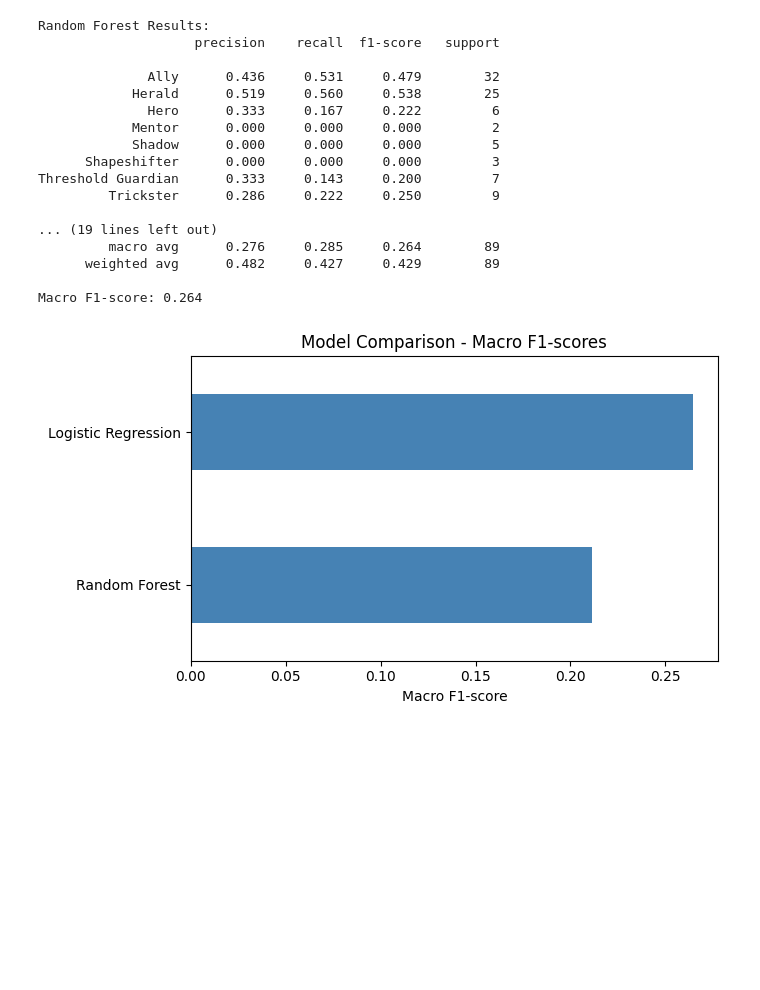
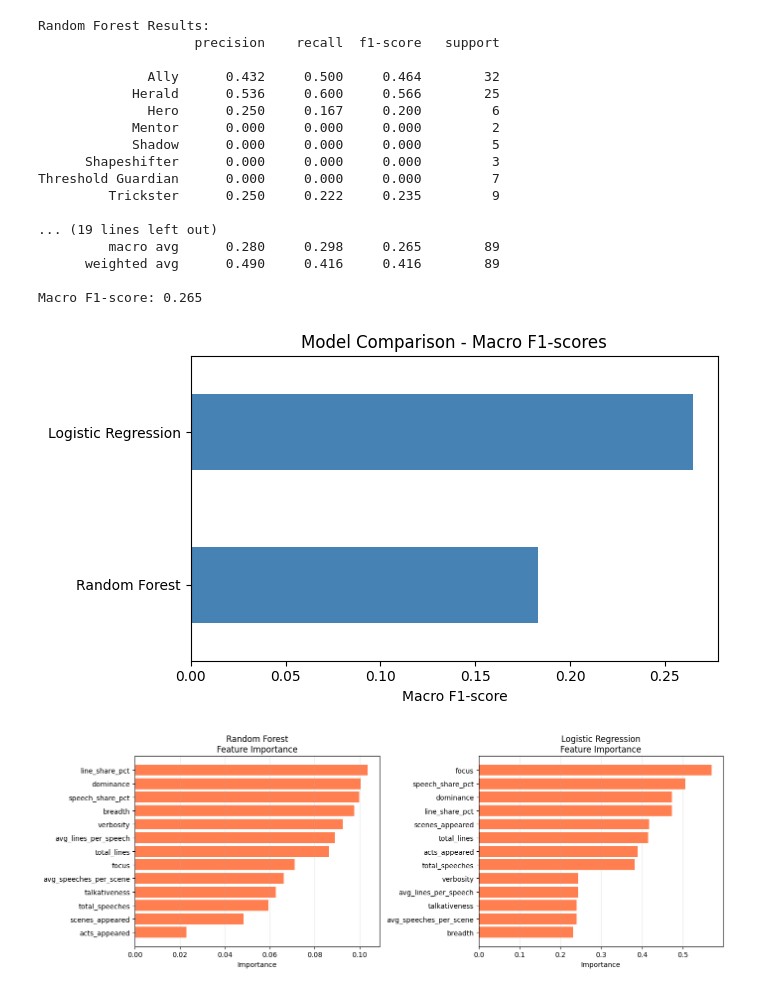
Before and after one commit to eamyzzaj/shakespeare-archetype-analysis, a Jupyter notebook: first_draft/base_models.ipynb, the cells around one changed output. Cells and saved outputs as stored; diff of their text form; code cells hidden in the pictures; blank space fills up the shorter version.

```diff
--- a/first_draft/base_models.ipynb
+++ b/first_draft/base_models.ipynb
@@ -2,8 +2,8 @@
 # ===============================
 # Multi-Model Comparison for Archetype Classifier
 # ===============================
-
 import pandas as pd
+import numpy as np
 import matplotlib.pyplot as plt
 from sklearn.model_selection import train_test_split
 from sklearn.metrics import classification_report, f1_score, roc_curve, roc_auc_score
@@ -18,6 +18,7 @@ archetype_df = pd.read_csv('../csv/all_char_archetypes.csv')
 df = pd.merge(character_df, archetype_df, on=['character', 'play'], how='inner')
 
 feature_cols = [
+    "total_speeches", "total_lines", "scenes_appeared", "acts_appeared",
     "speech_share_pct", "line_share_pct", "avg_speeches_per_scene", "avg_lines_per_speech",
     "verbosity", "talkativeness", "dominance", "focus", "breadth"
 ]
@@ -36,50 +37,91 @@ models = {
     ),
     "Logistic Regression": make_pipeline(
         StandardScaler(),
-        LogisticRegression(max_iter=1000, multi_class='multinomial', class_weight='balanced')
+        LogisticRegression(max_iter=1000, class_weight='balanced')
     )
 }
 
 # --- Train, evaluate, and store results ---
 results = {}
+feature_importances = {}
+
 for name, model in models.items():
     model.fit(X_train, y_train)
     y_pred = model.predict(X_test)
     f1 = f1_score(y_test, y_pred, average='macro', zero_division=0)
     results[name] = f1
+
     print(f"\n{name} Results:")
     print(classification_report(y_test, y_pred, digits=3))
     print(f"Macro F1-score: {f1:.3f}")
 
-# --- Plot comparison ---
+    # Extract feature importances
+    if name == "Random Forest":
+        importances = model.feature_importances_
+        feature_importances[name] = pd.Series(importances, index=feature_cols)
+    elif name == "Logistic Regression":
+        # For multiclass logistic regression, average absolute coefficients across classes
+        coefficients = np.abs(model.named_steps['logisticregression'].coef_).mean(axis=0)
+        feature_importances[name] = pd.Series(coefficients, index=feature_cols)
+
+# --- Plot model comparison ---
 plt.figure(figsize=(7, 4))
 (pd.Series(results)
  .sort_values()
  .plot(kind='barh', color='steelblue'))
 plt.title("Model Comparison - Macro F1-scores")
 plt.xlabel("Macro F1-score")
 plt.tight_layout()
 plt.show()
 
+# --- Plot feature importances for each model ---
+fig, axes = plt.subplots(1, 2, figsize=(14, 5))
+
+for idx, (name, importances) in enumerate(feature_importances.items()):
+    importances_sorted = importances.sort_values(ascending=True)
+
+    axes[idx].barh(range(len(importances_sorted)), importances_sorted.values, color='coral')
+    axes[idx].set_yticks(range(len(importances_sorted)))
+    axes[idx].set_yticklabels(importances_sorted.index)
+    axes[idx].set_xlabel('Importance')
+    axes[idx].set_title(f'{name}\nFeature Importance')
+    axes[idx].grid(axis='x', alpha=0.3)
+
+plt.tight_layout()
+plt.show()
+
+# --- Print feature importance rankings ---
+print("\n" + "="*60)
+print("FEATURE IMPORTANCE RANKINGS")
+print("="*60)
+
+for name, importances in feature_importances.items():
+    print(f"\n{name}:")
+    print("-" * 40)
+    importances_sorted = importances.sort_values(ascending=False)
+    for rank, (feature, importance) in enumerate(importances_sorted.items(), 1):
+        print(f"{rank}. {feature:30s} {importance:.4f}")
+
 # Optional: print summary table
 summary = pd.DataFrame(list(results.items()), columns=['Model', 'Macro F1-score']).sort_values('Macro F1-score', ascending=False)
-print("\nSummary:\n", summary)
+print("\nModel Performance Summary:\n", summary)
 # %% [output]
 Random Forest Results:
                     precision    recall  f1-score   support
 
-              Ally      0.436     0.531     0.479        32
-            Herald      0.519     0.560     0.538        25
-              Hero      0.333     0.167     0.222         6
+              Ally      0.432     0.500     0.464        32
+            Herald      0.536     0.600     0.566        25
+              Hero      0.250     0.167     0.200         6
             Mentor      0.000     0.000     0.000         2
             Shadow      0.000     0.000     0.000         5
       Shapeshifter      0.000     0.000     0.000         3
-Threshold Guardian      0.333     0.143     0.200         7
-         Trickster      0.286     0.222     0.250         9
+Threshold Guardian      0.000     0.000     0.000         7
+         Trickster      0.250     0.222     0.235         9
 
 ... (19 lines left out)
-         macro avg      0.276     0.285     0.264        89
-      weighted avg      0.482     0.427     0.429        89
+         macro avg      0.280     0.298     0.265        89
+      weighted avg      0.490     0.416     0.416        89
 
-Macro F1-score: 0.264
+Macro F1-score: 0.265
-[figure, old version]
+[figure, new version]
+[figure, added]
```
Also changed, not shown: parts of 2 cells of this notebook, 9 other files.
